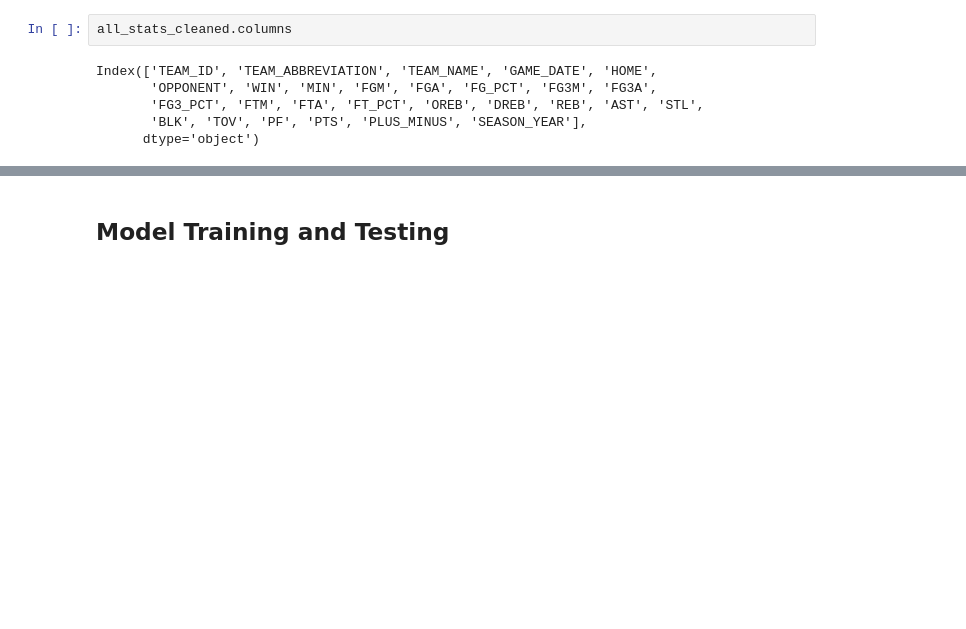
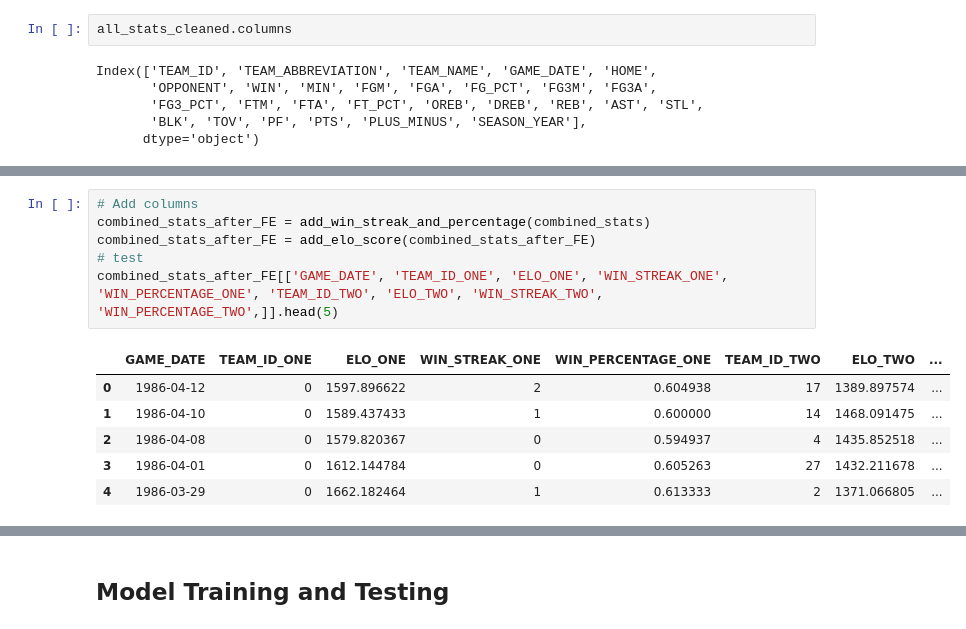
Before and after one commit to tanmbillawala/nba_game_predictor, a Jupyter notebook: CMPE257Project.ipynb, the cells around one changed output, grey strips where cells are left out. Drawn from its saved outputs; the diff is of its cells as text; blank space fills up the shorter version.

```diff
--- a/CMPE257Project.ipynb
+++ b/CMPE257Project.ipynb
@@ -535,0 +662,13 @@ Index(['TEAM_ID', 'TEAM_ABBREVIATION', 'TEAM_NAME', 'GAME_DATE', 'HOME',
+# %%
+# Add columns
+combined_stats_after_FE = add_win_streak_and_percentage(combined_stats)
+combined_stats_after_FE = add_elo_score(combined_stats_after_FE)
+# test
+combined_stats_after_FE[['GAME_DATE', 'TEAM_ID_ONE', 'ELO_ONE', 'WIN_STREAK_ONE', 'WIN_PERCENTAGE_ONE', 'TEAM_ID_TWO', 'ELO_TWO', 'WIN_STREAK_TWO', 'WIN_PERCENTAGE_TWO',]].head(5)
+# %% [output]
+|  | GAME_DATE | TEAM_ID_ONE | ELO_ONE | WIN_STREAK_ONE | WIN_PERCENTAGE_ONE | TEAM_ID_TWO | ELO_TWO | ... |
+| 0 | 1986-04-12 | 0 | 1597.896622 | 2 | 0.604938 | 17 | 1389.897574 | ... |
+| 1 | 1986-04-10 | 0 | 1589.437433 | 1 | 0.600000 | 14 | 1468.091475 | ... |
+| 2 | 1986-04-08 | 0 | 1579.820367 | 0 | 0.594937 | 4 | 1435.852518 | ... |
+| 3 | 1986-04-01 | 0 | 1612.144784 | 0 | 0.605263 | 27 | 1432.211678 | ... |
+| 4 | 1986-03-29 | 0 | 1662.182464 | 1 | 0.613333 | 2 | 1371.066805 | ... |
```
Also changed, not shown: parts of 17 cells of this notebook.
